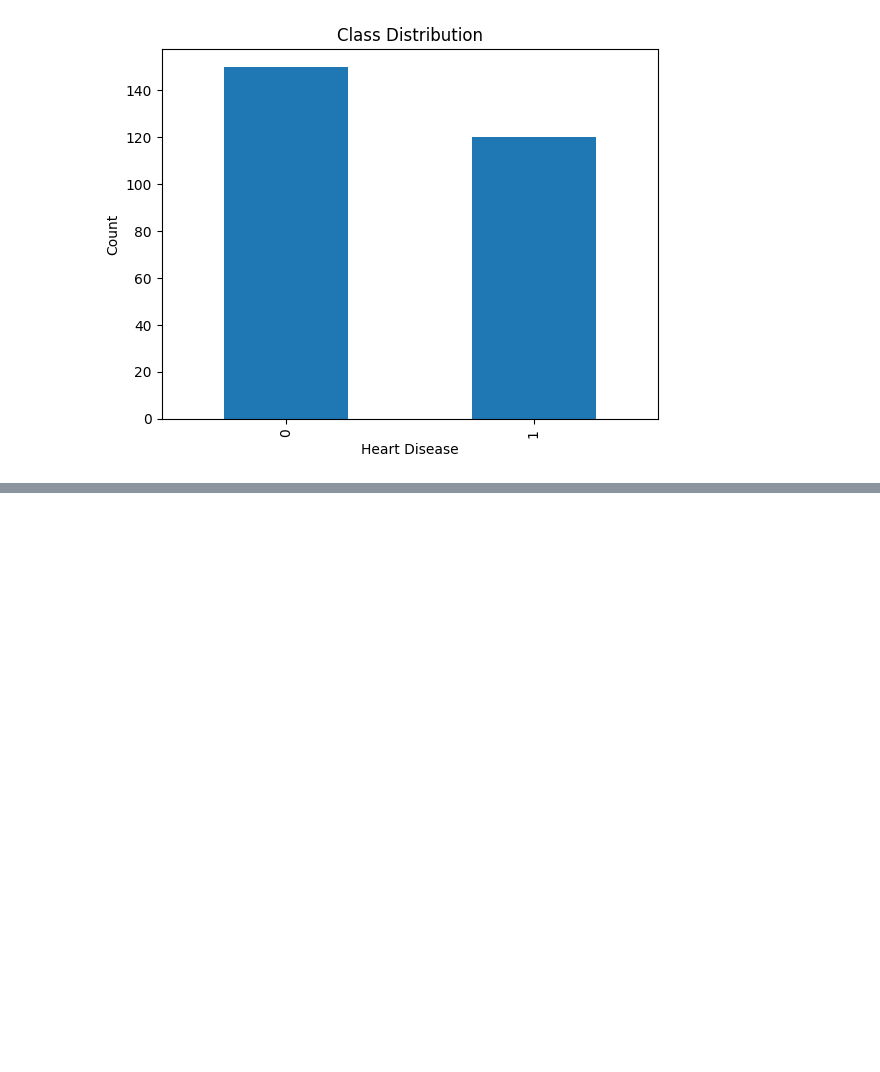
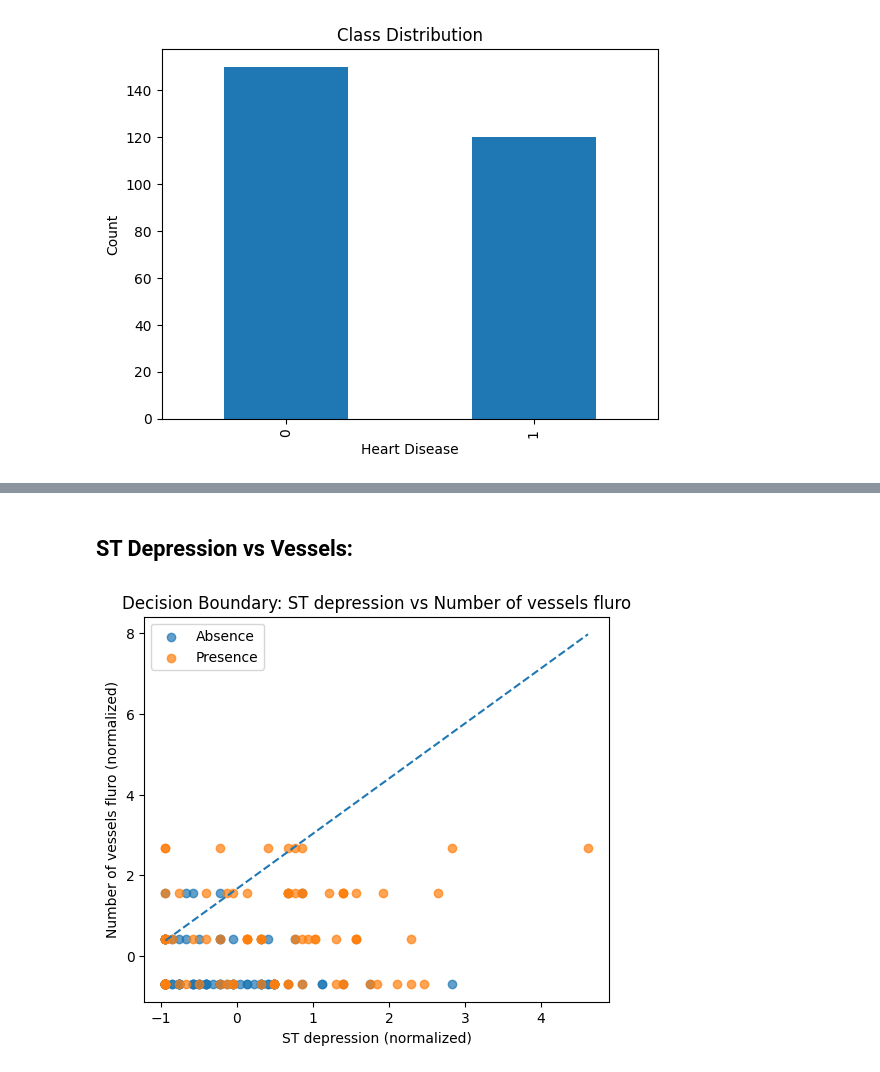
Before and after one commit to andrescalderonr/Heart-Disease-Risk-Prediction, a Jupyter notebook: heart_disease_lr_analysis.ipynb, the cells around one changed output, grey strips where cells are left out. Saved outputs shown, nothing was run; the diff lists cells and outputs as text; code cells hidden in the pictures; blank space fills up the shorter version.

```diff
--- a/heart_disease_lr_analysis.ipynb
+++ b/heart_disease_lr_analysis.ipynb
@@ -90,0 +396,2 @@ plt.show()
+# %% [markdown]
+## ST Depression vs Vessels:
@@ -90,0 +419,36 @@ plt.show()
+# %%
+plt.figure(figsize=(6, 5))
+
+# Clase 0
+plt.scatter(
+    X_train_4[y_train_4.flatten() == 0][:, 0],
+    X_train_4[y_train_4.flatten() == 0][:, 1],
+    label='Absence',
+    alpha=0.7
+)
+
+# Clase 1
+plt.scatter(
+    X_train_4[y_train_4.flatten() == 1][:, 0],
+    X_train_4[y_train_4.flatten() == 1][:, 1],
+    label='Presence',
+    alpha=0.7
+)
+
+x_vals_4 = np.linspace(
+    X_train_4[:, 0].min(),
+    X_train_4[:, 0].max(),
+    100
+)
+
+y_vals_4 = -(w[0] * x_vals_4 + b) / w[1]
+
+plt.plot(x_vals_4,y_vals_4, linestyle='--')
+
+plt.xlabel('ST depression (normalized)')
+plt.ylabel('Number of vessels fluro (normalized)')
+plt.title('Decision Boundary: ST depression vs Number of vessels fluro')
+plt.legend()
+plt.show()
+# %% [output]
+[figure, added]
```
Also changed, not shown: parts of 31 cells of this notebook.
